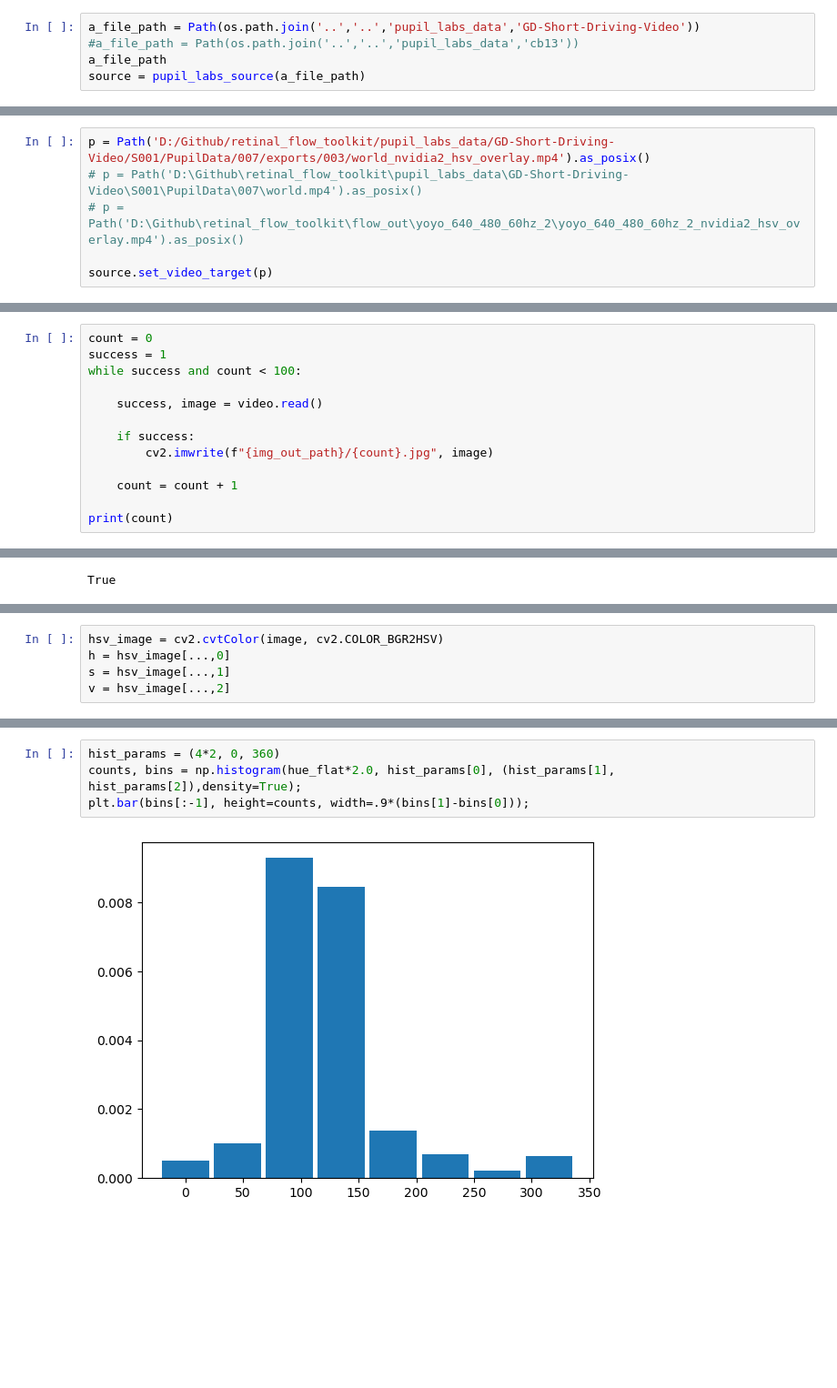
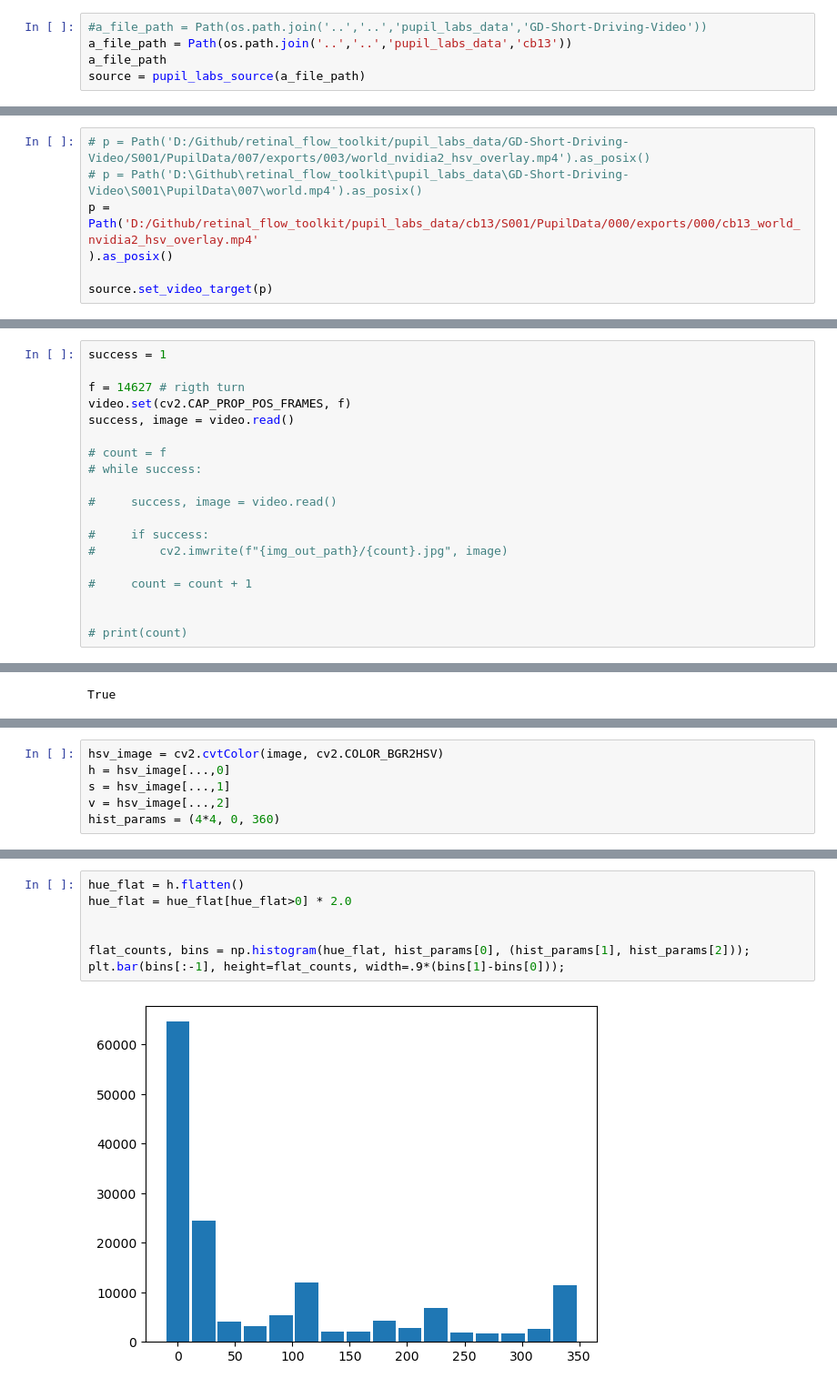
Before and after one commit to PerForm-Lab-RIT/retinal_flow_toolkit, a Jupyter notebook: sandbox/overlay_gaze/calculate_mag_1.ipynb, the cells around one changed output, grey strips where cells are left out. Shown at 91% size. Drawn from its saved outputs; the diff is of its cells as text; blank space fills up the shorter version.

Commit message:
updated flow polar mag viz
set_video_target() has bugs related to setting the directory
output from play_vector_histogram() is not sensible ...yet

```diff
--- a/sandbox/overlay_gaze/calculate_mag_1.ipynb
+++ b/sandbox/overlay_gaze/calculate_mag_1.ipynb
@@ -21,8 +21,8 @@ from flow_source import *
 logger = logging.getLogger(__name__)
 logger.addHandler(logging.StreamHandler(stream=sys.stdout))
 # %%
-a_file_path = Path(os.path.join('..','..','pupil_labs_data','GD-Short-Driving-Video'))
-#a_file_path = Path(os.path.join('..','..','pupil_labs_data','cb13'))
+#a_file_path = Path(os.path.join('..','..','pupil_labs_data','GD-Short-Driving-Video'))
+a_file_path = Path(os.path.join('..','..','pupil_labs_data','cb13'))
 a_file_path
 source = pupil_labs_source(a_file_path)
 # %%
@@ -42,9 +42,10 @@ def set_video_target(self, file_path = False):
 import types
 source.set_video_target = types.MethodType( set_video_target, source )
 # %%
-p = Path('D:/Github/retinal_flow_toolkit/pupil_labs_data/GD-Short-Driving-Video/S001/PupilData/007/exports/003/world_nvidia2_hsv_overlay.mp4').as_posix()
+# p = Path('D:/Github/retinal_flow_toolkit/pupil_labs_data/GD-Short-Driving-Video/S001/PupilData/007/exports/003/world_nvidia2_hsv_overlay.mp4').as_posix()
 # p = Path('D:\Github\retinal_flow_toolkit\pupil_labs_data\GD-Short-Driving-Video\S001\PupilData\007\world.mp4').as_posix()
-# p = Path('D:\Github\retinal_flow_toolkit\flow_out\yoyo_640_480_60hz_2\yoyo_640_480_60hz_2_nvidia2_hsv_overlay.mp4').as_posix()
+p = Path('D:/Github/retinal_flow_toolkit/pupil_labs_data/cb13/S001/PupilData/000/exports/000/cb13_world_nvidia2_hsv_overlay.mp4'
+).as_posix()
 
 source.set_video_target(p)
 # %% [output]
@@ -57,15 +62,21 @@ if os.path.exists(img_out_path) is False:
 # %%
 video = cv2.VideoCapture(source.video_target_path)
 # %%
-count = 0
 success = 1
-while success and count < 100:
 
-    success, image = video.read()
+f = 14627 # rigth turn
+video.set(cv2.CAP_PROP_POS_FRAMES, f)
+success, image = video.read()
 
-    if success:
-        cv2.imwrite(f"{img_out_path}/{count}.jpg", image)
+# count = f
+# while success:
 
-    count = count + 1
+#     success, image = video.read()
 
-print(count)
+#     if success:
+#         cv2.imwrite(f"{img_out_path}/{count}.jpg", image)
+
+#     count = count + 1
+
+
+# print(count)
@@ -86,3 +95,4 @@ hsv_image = cv2.cvtColor(image, cv2.COLOR_BGR2HSV)
 h = hsv_image[...,0]
 s = hsv_image[...,1]
 v = hsv_image[...,2]
+hist_params = (4*4, 0, 360)
@@ -95,6 +101,9 @@ hue_flat = hue_flat[hue_flat>0]
 # %%
-hist_params = (4*2, 0, 360)
-counts, bins = np.histogram(hue_flat*2.0, hist_params[0], (hist_params[1], hist_params[2]),density=True);
-plt.bar(bins[:-1], height=counts, width=.9*(bins[1]-bins[0]));
+hue_flat = h.flatten()
+hue_flat = hue_flat[hue_flat>0] * 2.0
+
+
+flat_counts, bins = np.histogram(hue_flat, hist_params[0], (hist_params[1], hist_params[2]));
+plt.bar(bins[:-1], height=flat_counts, width=.9*(bins[1]-bins[0]));
 # %% [output]
-[figure, old version]
+[figure, new version]
```
Also changed, not shown: parts of 25 cells of this notebook, 5 other files.
